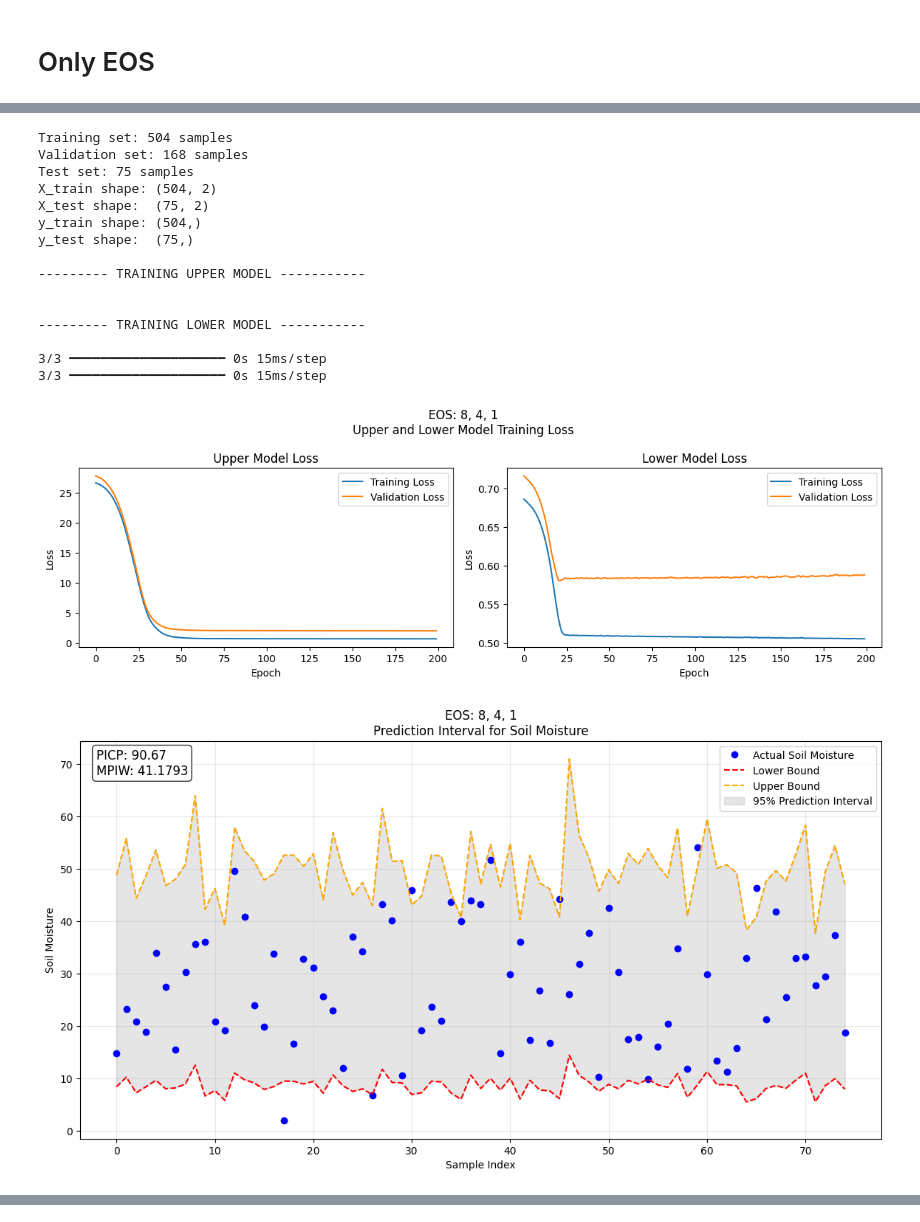
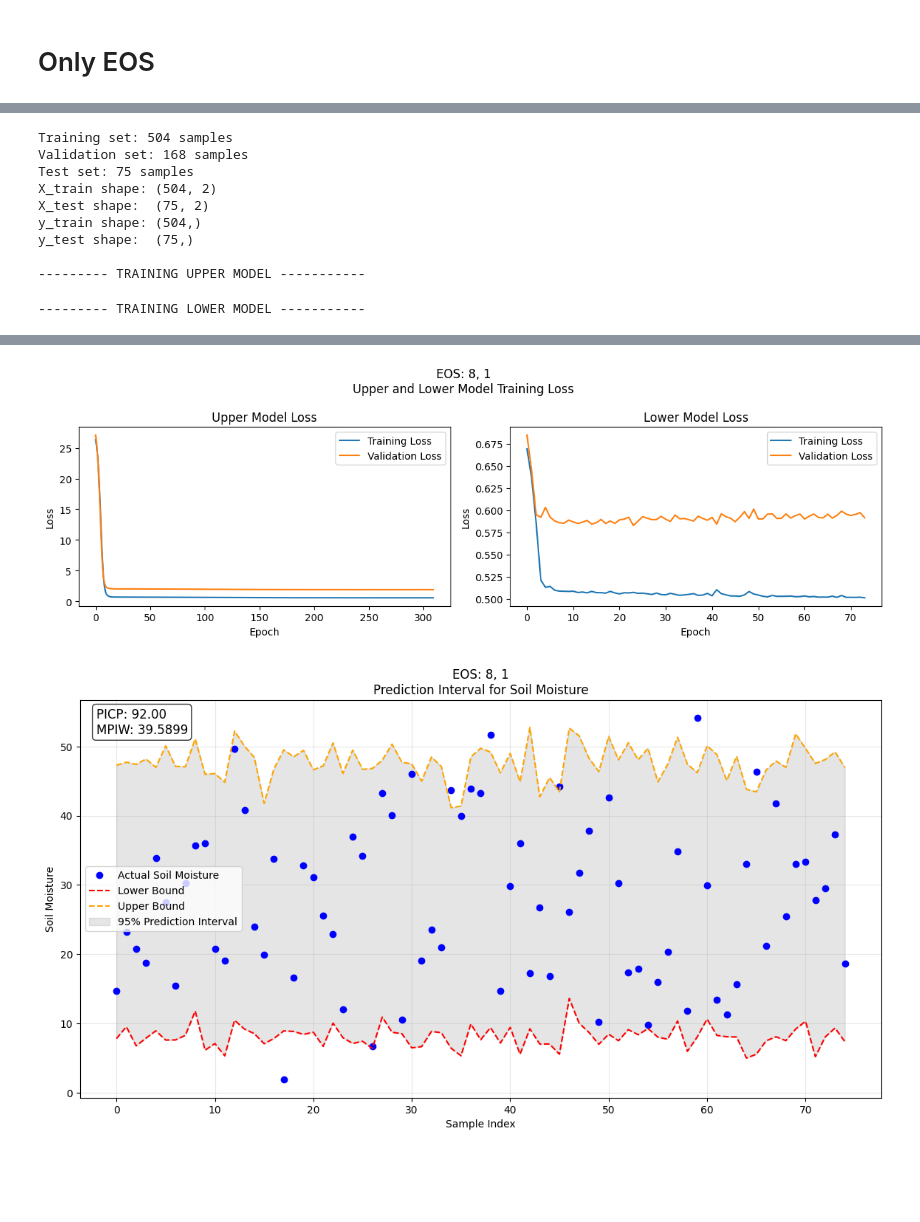
Before and after one commit to kshipra-jadav/major-2-experiments, a Jupyter notebook: code/pi_estimation.ipynb, the cells around one changed output, grey strips where cells are left out. Cells and saved outputs as stored; diff of their text form; code cells hidden in the pictures; blank space fills up the shorter version.

Commit message:
finish PI experiments on all datasets (for now)

```diff
--- a/code/pi_estimation.ipynb
+++ b/code/pi_estimation.ipynb
@@ -100,28 +112,25 @@ y_test shape:  (75,)
-# %%
-model = tf.keras.Sequential([
-    tf.keras.Input(shape=(2,)),
-    tf.keras.layers.Dense(8, activation='relu'),
-    tf.keras.layers.Dense(4, activation='relu'), # Less aggressive bottleneck
-    tf.keras.layers.Dense(1)
-])
-
-exp = PredictionIntervalEstimation(eos, features=['HH', 'HV'], target='SM', satellite='EOS')
-exp.run_experiment(model, model_param_string='8, 4, 1')
-# %% [output]
-Training set: 504 samples
-Validation set: 168 samples
-Test set: 75 samples
-X_train shape: (504, 2)
-X_test shape:  (75, 2)
-y_train shape: (504,)
-y_test shape:  (75,)
-
---------- TRAINING UPPER MODEL -----------
-
-
---------- TRAINING LOWER MODEL -----------
-
-3/3 ━━━━━━━━━━━━━━━━━━━━ 0s 15ms/step
-3/3 ━━━━━━━━━━━━━━━━━━━━ 0s 15ms/step
-[figure, removed]
-[figure, removed]
+# %%
+from model_experiments import PredictionIntervalEstimation
+
+tf.keras.backend.clear_session()
+
+model = tf.keras.Sequential([
+    # Input layer
+    tf.keras.Input(shape=(2, )),
+    tf.keras.layers.Dense(8, activation='relu'),
+    tf.keras.layers.Dense(1)
+])
+
+exp = PredictionIntervalEstimation(eos, features=['HH', 'HV'], target='SM', satellite='EOS')
+exp.run_experiment(model, model_param_string='8, 1', epochs=1000)
+# %% [output]
+Training set: 504 samples
+Validation set: 168 samples
+Test set: 75 samples
+X_train shape: (504, 2)
+X_test shape:  (75, 2)
+y_train shape: (504,)
+y_test shape:  (75,)
+
+--------- TRAINING UPPER MODEL -----------
+--------- TRAINING LOWER MODEL -----------
@@ -127,0 +140,2 @@ y_test shape:  (75,)
+[figure, added]
+[figure, added]
```
Also changed, not shown: parts of 17 cells of this notebook, 17 other files.
